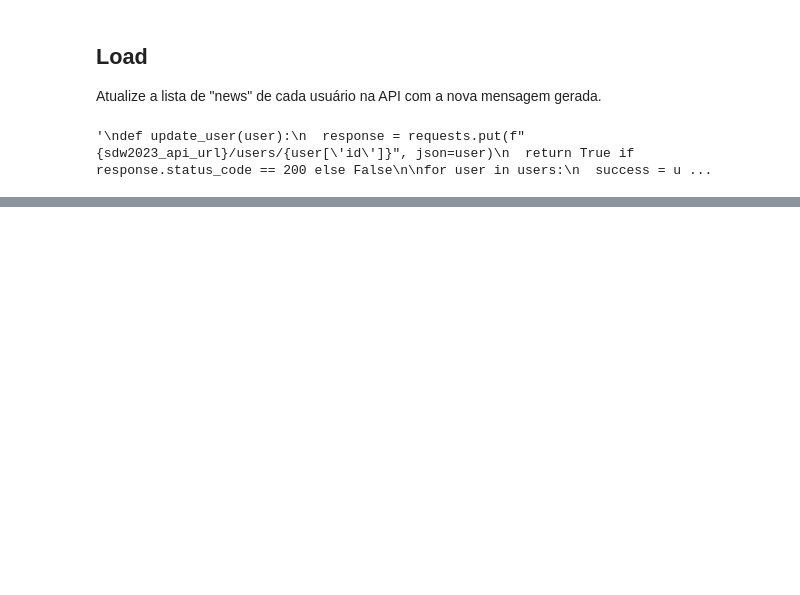
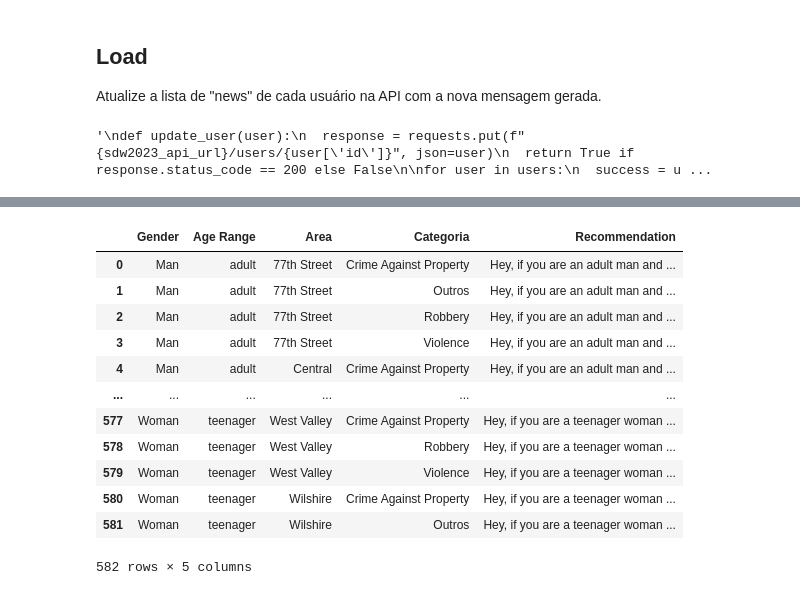
Before and after one commit to fnusda/santander-dev-week-2023-api, a Jupyter notebook: SantanderDevWeek2023.ipynb, the cells around one changed output, grey strips where cells are left out. Saved outputs shown, nothing was run; the diff lists cells and outputs as text; code cells hidden in the pictures; blank space fills up the shorter version.

```diff
--- a/SantanderDevWeek2023.ipynb
+++ b/SantanderDevWeek2023.ipynb
@@ -258,0 +442,53 @@ customers
+# %%
+# Função para gerar recomendações personalizadas
+def generate_recommendation(row):
+    victim_gender = row['Vict Sex']
+    ages_range = row['Age Range']
+    areas = row['AREA NAME']
+    crime_type = row['Crm Cd Desc']
+
+    if not pd.isnull(victim_gender) and not pd.isnull(ages_range):
+        article = 'an' if ages_range[0].lower() in ['a', 'e', 'i', 'o', 'u'] else 'a'
+        message = f"Hey, if you are {article} {ages_range} {victim_gender.lower()} and you are in {areas}, stay safe and be vigilant against {crime_type.lower()}."
+        return message
+    else:
+        return ""
+
+# Aplica a função ao DataFrame 'dados_sample'
+dados_sample['Recommendation'] = dados_sample.apply(generate_recommendation, axis=1)
+# %%
+# Cria um novo DataFrame 'advices' com recomendações personalizadas
+advices_list = []
+
+# Preenche a lista 'advices_list' com recomendações personalizadas
+for index, row in dados_sample.iterrows():
+    gender = row['Vict Sex']
+    age_range = row['Age Range']
+    area = row['AREA NAME']
+    recommendation = row['Recommendation']
+
+    if recommendation:
+        advices_list.append({'Gender': gender, 'Age Range': age_range, 'Area': area, 'Categoria': row['Categoria'], 'Recommendation': recommendation})
+
+# Cria o DataFrame 'advices' usando pd.concat
+advices = pd.concat([pd.DataFrame(entry, index=[0]) for entry in advices_list], ignore_index=True)
+
+# Agrega as recomendações por colunas relevantes
+advices_condensed = advices.groupby(['Gender', 'Age Range', 'Area', 'Categoria'])['Recommendation'].apply(lambda x: '\n'.join(x)).reset_index()
+
+# Exemplo de acesso às recomendações personalizadas condensadas
+advices_condensed
+# %% [output]
+|  | Gender | Age Range | Area | Categoria | Recommendation |
+| 0 | Man | adult | 77th Street | Crime Against Property | Hey, if you are an adult man and ... |
+| 1 | Man | adult | 77th Street | Outros | Hey, if you are an adult man and ... |
+| 2 | Man | adult | 77th Street | Robbery | Hey, if you are an adult man and ... |
+| 3 | Man | adult | 77th Street | Violence | Hey, if you are an adult man and ... |
+| 4 | Man | adult | Central | Crime Against Property | Hey, if you are an adult man and ... |
+| ... | ... | ... | ... | ... | ... |
+| 577 | Woman | teenager | West Valley | Crime Against Property | Hey, if you are a teenager woman ... |
+| 578 | Woman | teenager | West Valley | Robbery | Hey, if you are a teenager woman ... |
+| 579 | Woman | teenager | West Valley | Violence | Hey, if you are a teenager woman ... |
+| 580 | Woman | teenager | Wilshire | Crime Against Property | Hey, if you are a teenager woman ... |
+| 581 | Woman | teenager | Wilshire | Outros | Hey, if you are a teenager woman ... |
+582 rows × 5 columns
```
Also changed, not shown: parts of 19 cells of this notebook.
